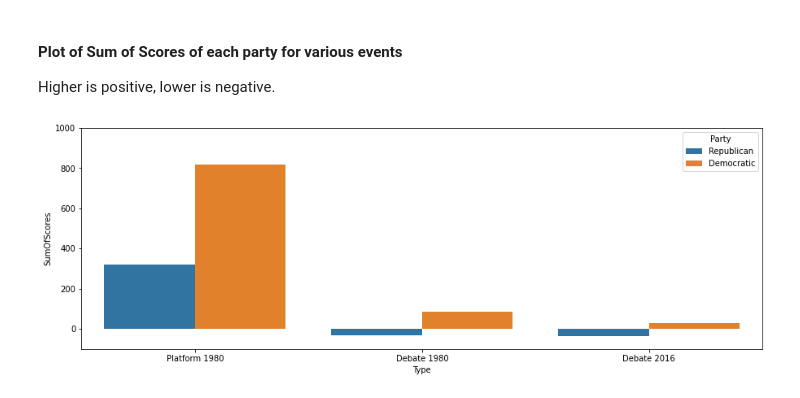
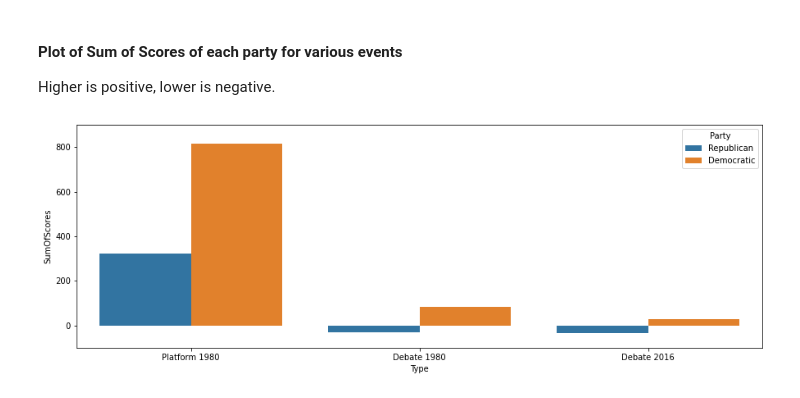
Before and after one commit to Nomi/PoliticalAnalysisNLP, a Jupyter notebook: ProjectDataAnalysis.ipynb, the cells around one changed output. Cells and saved outputs as stored; diff of their text form; code cells hidden in the pictures.

```diff
--- a/ProjectDataAnalysis.ipynb
+++ b/ProjectDataAnalysis.ipynb
@@ -1343,8 +1364,8 @@ plt.show()
 Higher is positive, lower is negative.
 # %%
 fig, axi = plt.subplots()
-axi.set_ylim(-300,1000)
+axi.set_ylim(-100,900)
 sns.barplot(y='SumOfScores',x='Type',hue='Party',data=dfPlot,ax=axi)
 plt.show()
 # %% [output]
-[figure, old version]
+[figure, new version]
```
Also changed, not shown: parts of 9 cells of this notebook.
